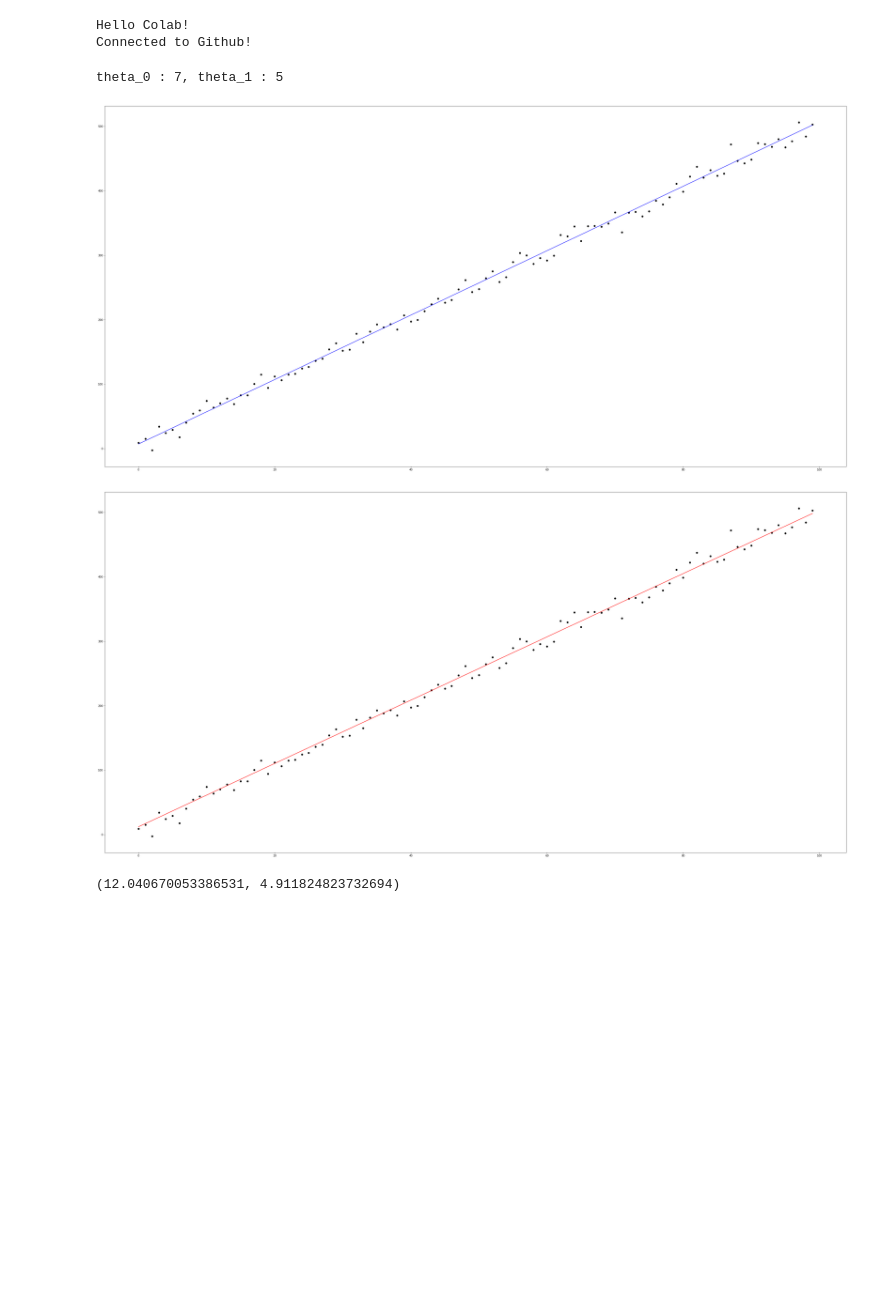
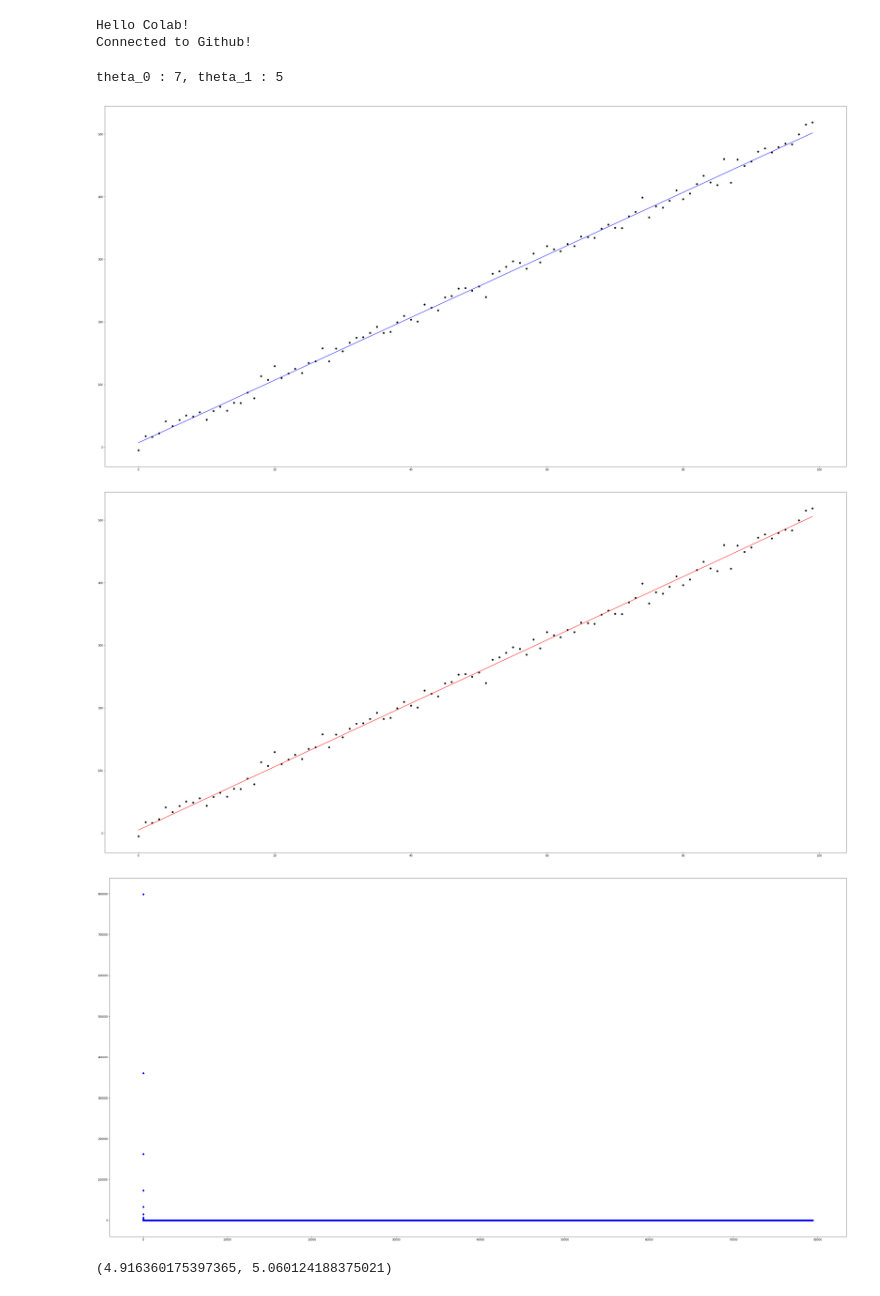
Before and after one commit to pula39/ml-assignment, a Jupyter notebook: ml_assignment1.ipynb, the cells around one changed output. Drawn from its saved outputs; the diff is of its cells as text; code cells hidden in the pictures; blank space fills up the shorter version.

Commit message:
Step4. model parameter의 step count 별 값 변화 출력

```diff
--- a/ml_assignment1.ipynb
+++ b/ml_assignment1.ipynb
@@ -91,7 +91,7 @@ def calc_cost_sum(theta_pair, data_dic, will_multiply_x):
 
     return ret / m
 
-def calc_energy_value(theta_pair, data_dic)
+def calc_energy_value(theta_pair, data_dic):
     ret = 0
 
     m = len(data_dic)
@@ -106,11 +106,12 @@ def calc_energy_value(theta_pair, data_dic)
 
     return ret / (m * 2)
 
+
 def check_convergence(theta_pair, new_theta_pair):
     # float 형의 자료형 동일한지 판단을 위해 numpy를 사용.
     import numpy
 
-    atol = 0.00000000001
+    atol = 0.00001
 
     return numpy.isclose(theta_pair[0], new_theta_pair[0], atol=atol) and numpy.isclose(theta_pair[1], new_theta_pair[1], atol=atol)
 
@@ -132,33 +133,40 @@ step_count_to_energy_value = {step_count: calc_energy_value(current_theta_pair,
 step_count_to_theta_0 = {step_count: current_theta_pair[0]}
 step_count_to_theta_1 = {step_count: current_theta_pair[1]}
 
 while(True):
     step_count = step_count + 1
     next_theta_pair = next_gradient_descent_step(step_size, current_theta_pair, x_to_y_with_n)
 
     step_count_to_energy_value[step_count] = calc_energy_value(next_theta_pair, x_to_y_with_n)
     step_count_to_theta_0[step_count] = next_theta_pair[0]
     step_count_to_theta_1[step_count] = next_theta_pair[1]
 
     if check_convergence(current_theta_pair, next_theta_pair):
         break
 
     current_theta_pair = next_theta_pair
 
 
 # make point pairs to be plotted.
 solution_by_linear_regression_plot = {}
 for x in range(count_of_samples):
     y_hat = get_y_by_linear(current_theta_pair[1], current_theta_pair[0], x)
 
     solution_by_linear_regression_plot[x] = y_hat
 
 make_plot([(solution_by_linear_regression_plot, "plot", "red"), (x_to_y_with_n, "scatter", "black")])
 show_plot()
 
+make_plot([(step_count_to_energy_value, "scatter", "blue")])
+show_plot()
+
+make_plot([(step_count_to_theta_0, "scatter", "red"), (step_count_to_theta_1, "scatter", "blue")])
+show_plot()
+
 print(current_theta_pair)
 # %% [output]
 theta_0 : 7, theta_1 : 5
-[figure, old version]
+[figure, new version]
-[figure, old version]
+[figure, new version]
+[figure, added]
-(12.040670053386531, 4.911824823732694)
+(4.916360175397365, 5.060124188375021)
```
